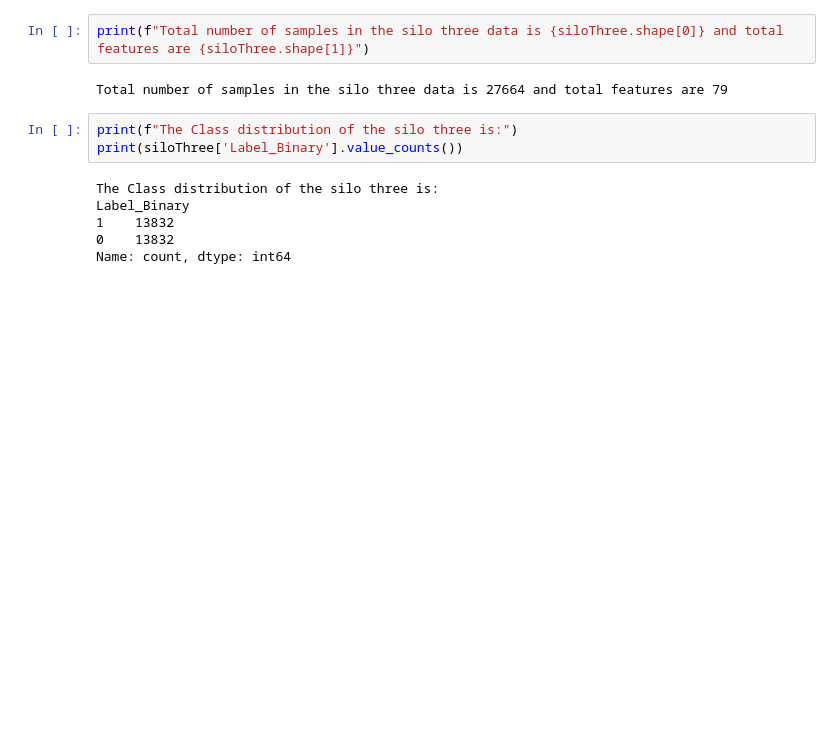
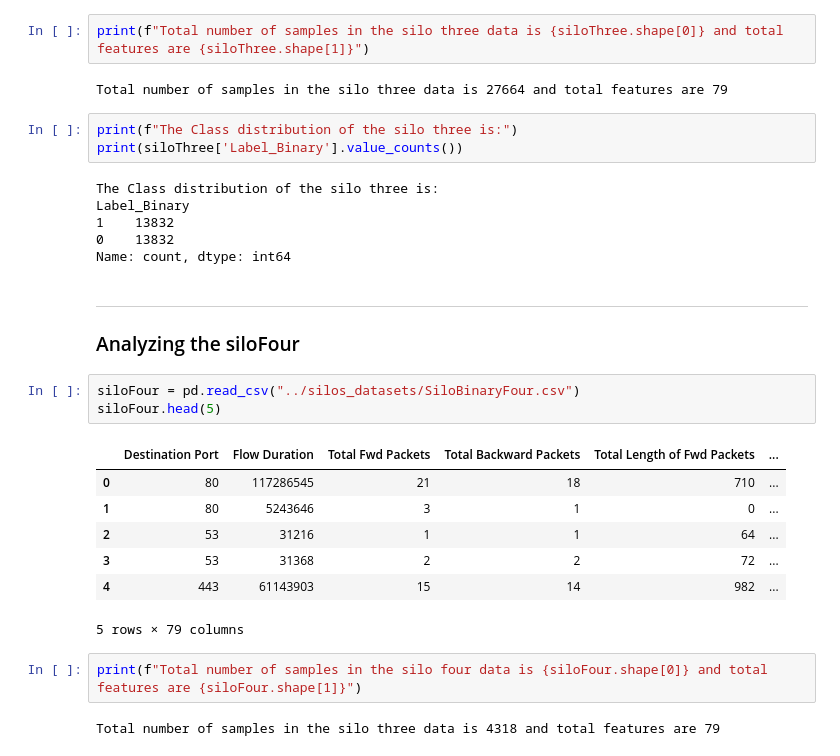
Before and after one commit to suzaladhikari/federated_learningIDS, a Jupyter notebook: centralized_data/centralized.ipynb, the cells around one changed output. Cells and saved outputs as stored; diff of their text form; blank space fills up the shorter version.

Commit message:
did same for class four

```diff
--- a/centralized_data/centralized.ipynb
+++ b/centralized_data/centralized.ipynb
@@ -323,3 +323,21 @@ Label_Binary
 1    13832
 0    13832
 Name: count, dtype: int64
+# %% [markdown]
+---
+### Analyzing the siloFour
+# %%
+siloFour = pd.read_csv("../silos_datasets/SiloBinaryFour.csv")
+siloFour.head(5)
+# %% [output]
+|  | Destination Port | Flow Duration | Total Fwd Packets | Total Backward Packets | Total Length of Fwd Packets | ... |
+| 0 | 80 | 117286545 | 21 | 18 | 710 | ... |
+| 1 | 80 | 5243646 | 3 | 1 | 0 | ... |
+| 2 | 53 | 31216 | 1 | 1 | 64 | ... |
+| 3 | 53 | 31368 | 2 | 2 | 72 | ... |
+| 4 | 443 | 61143903 | 15 | 14 | 982 | ... |
+5 rows × 79 columns
+# %%
+print(f"Total number of samples in the silo four data is {siloFour.shape[0]} and total features are {siloFour.shape[1]}")
+# %% [output]
+Total number of samples in the silo three data is 4318 and total features are 79
```
Also changed, not shown: parts of 1 cell of this notebook.
